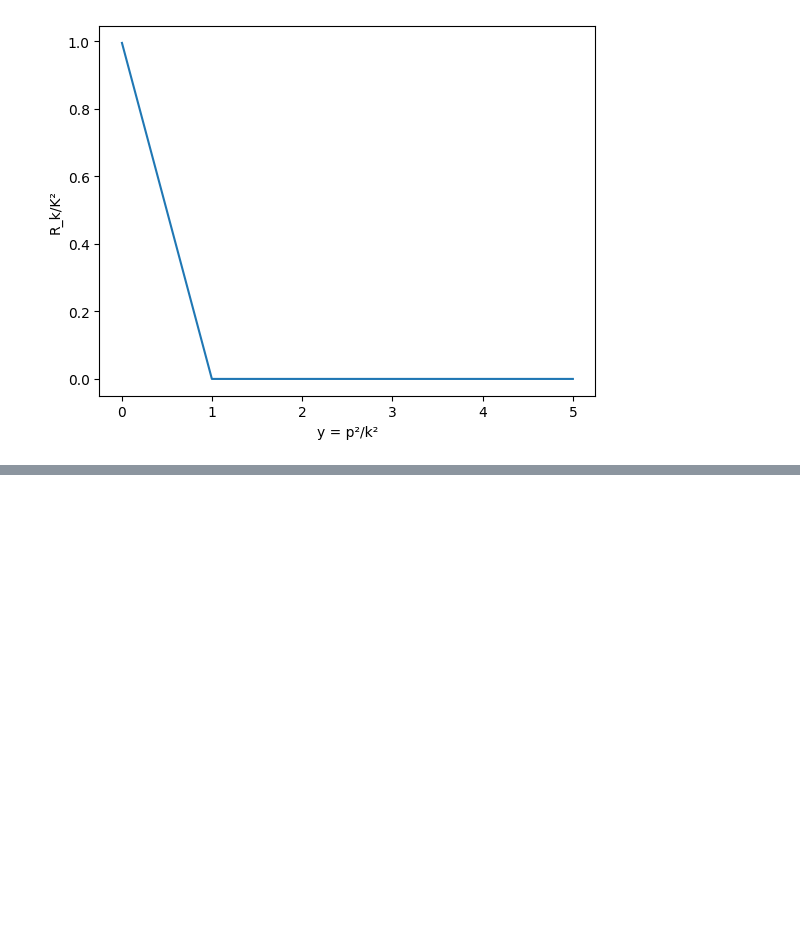
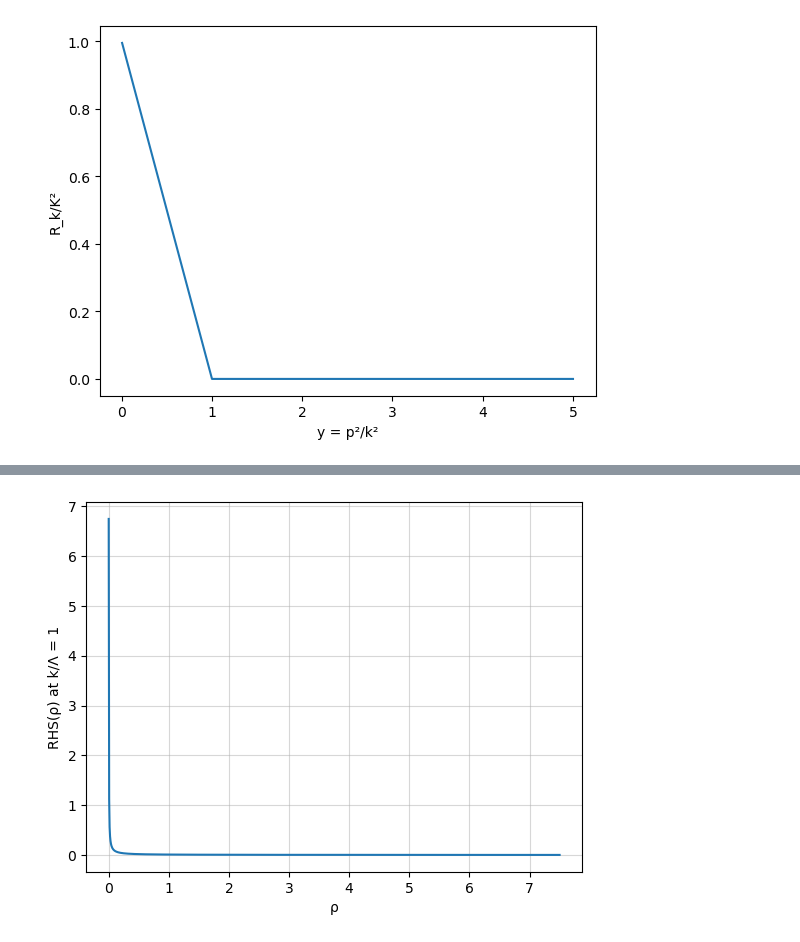
Before and after one commit to kilianroeth/FRG, a Jupyter notebook: plot/plot.ipynb, the cells around one changed output, grey strips where cells are left out. Cells and saved outputs as stored; diff of their text form; code cells hidden in the pictures; blank space fills up the shorter version.

```diff
--- a/plot/plot.ipynb
+++ b/plot/plot.ipynb
@@ -38,3 +50,15 @@ plt.grid(alpha=0.5)
+# %%
+RHS = np.loadtxt("../results/RHS.txt", skiprows=1, delimiter=",")
+
+ρ = RHS[:,0]
+RHS = RHS[:,1]
+
+plt.plot(ρ,RHS)
+plt.xlabel("ρ")
+plt.ylabel("RHS(ρ) at k/Λ = 1")
+plt.grid(alpha=0.5)
+# %% [output]
+[figure, added]
 # %%
 from pathlib import Path
 
```
Also changed, not shown: parts of 5 cells of this notebook, 10 other files.
